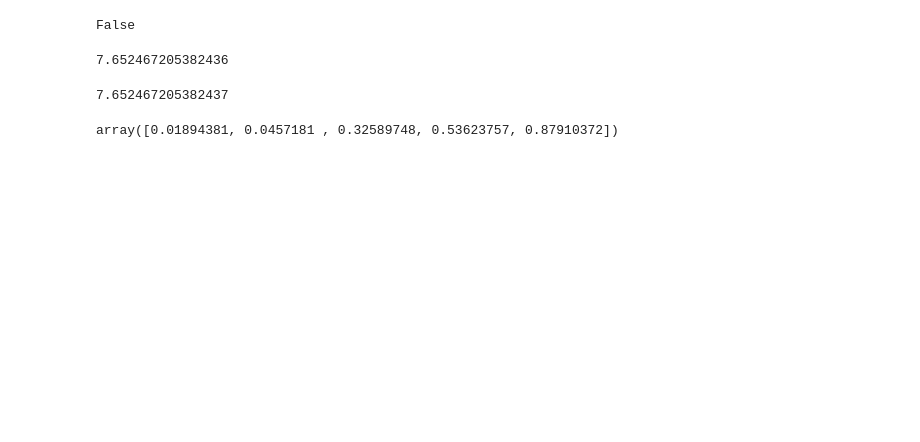
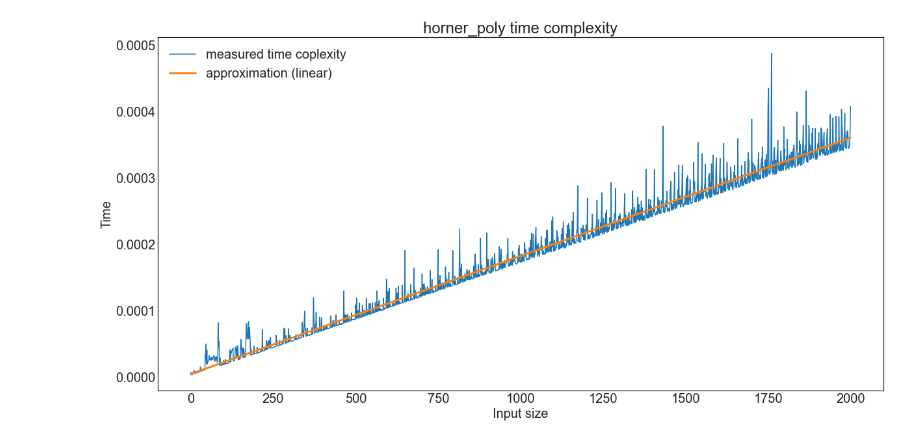
Before and after one commit to T1MAX/itmo_algorithms, a Jupyter notebook: task_1/task_1.ipynb, the cells around one changed output. Drawn from its saved outputs; the diff is of its cells as text; code cells hidden in the pictures; blank space fills up the shorter version.

```diff
--- a/task_1/task_1.ipynb
+++ b/task_1/task_1.ipynb
@@ -206,12 +209,0 @@ True
-# %%
-direct_poly(a) == horner_poly(a)
-# %% [output]
-False
-# %%
-horner_poly(a)
-# %% [output]
-7.652467205382436
-# %%
-direct_poly(a)
-# %% [output]
-7.652467205382437
@@ -220,4 +210,4 @@ timSort(a)
-# %%
-a
-# %% [output]
-array([0.01894381, 0.0457181 , 0.32589748, 0.53623757, 0.87910372])
+# %%
+measure_and_plot(horner_poly, 'linear', lambda x: x, poly_degree=1)
+# %% [output]
+[figure, added]
```
Also changed, not shown: parts of 21 cells of this notebook, 2 other files.
